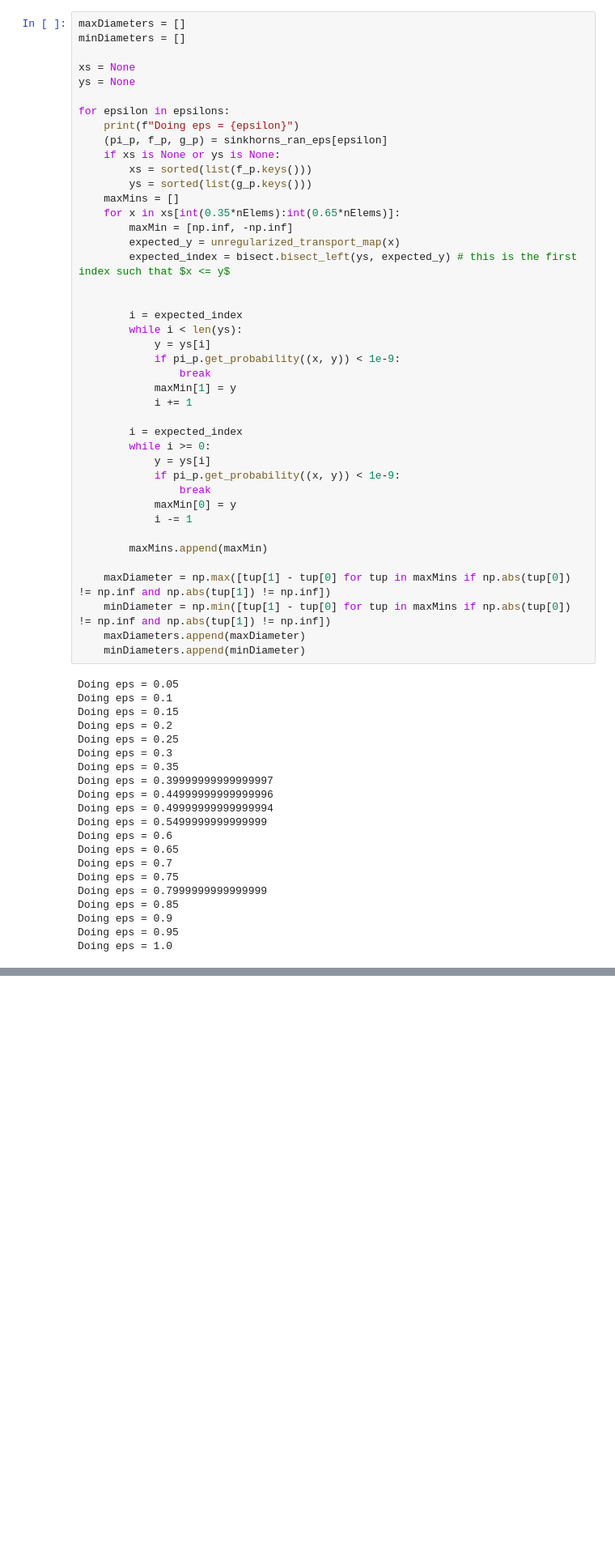
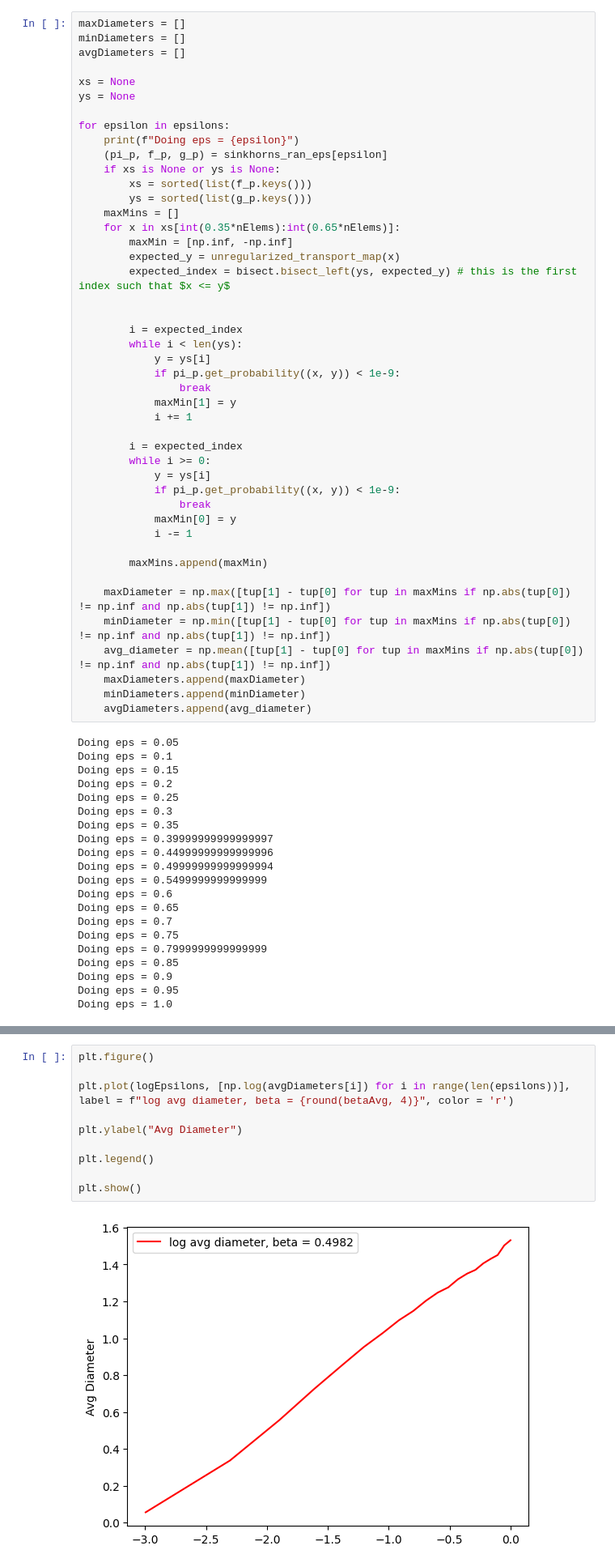
Before and after one commit to wasness-apma/quadraticOT, a Jupyter notebook: examples/gaussian_disc_p_to_1.ipynb, the cells around one changed output, grey strips where cells are left out. Shown at 81% size. Drawn from its saved outputs; the diff is of its cells as text; blank space fills up the shorter version.

```diff
--- a/examples/gaussian_disc_p_to_1.ipynb
+++ b/examples/gaussian_disc_p_to_1.ipynb
@@ -139,6 +139,7 @@ for epsilon in epsilons[::5]:
 # %%
 maxDiameters = []
 minDiameters = []
+avgDiameters = []
 
 xs = None
 ys = None
@@ -176,8 +177,10 @@ for epsilon in epsilons:
 
     maxDiameter = np.max([tup[1] - tup[0] for tup in maxMins if np.abs(tup[0]) != np.inf and np.abs(tup[1]) != np.inf])
     minDiameter = np.min([tup[1] - tup[0] for tup in maxMins if np.abs(tup[0]) != np.inf and np.abs(tup[1]) != np.inf])
+    avg_diameter = np.mean([tup[1] - tup[0] for tup in maxMins if np.abs(tup[0]) != np.inf and np.abs(tup[1]) != np.inf])
     maxDiameters.append(maxDiameter)
     minDiameters.append(minDiameter)
+    avgDiameters.append(avg_diameter)
 # %% [output]
 Doing eps = 0.05
 Doing eps = 0.1
@@ -228,3 +235,15 @@ plt.legend(lines, labels)
 plt.show()
 # %% [output]
 [figure]
+# %%
+plt.figure()
+
+plt.plot(logEpsilons, [np.log(avgDiameters[i]) for i in range(len(epsilons))], label = f"log avg diameter, beta = {round(betaAvg, 4)}", color = 'r')
+
+plt.ylabel("Avg Diameter")
+
+plt.legend()
+
+plt.show()
+# %% [output]
+[figure, added]
```
Also changed, not shown: parts of 1 cell of this notebook, 2 other files.
